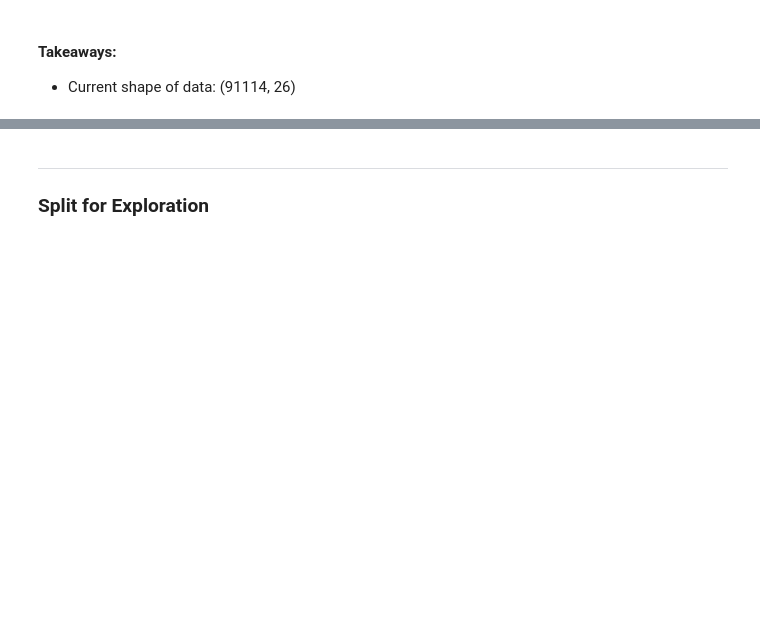
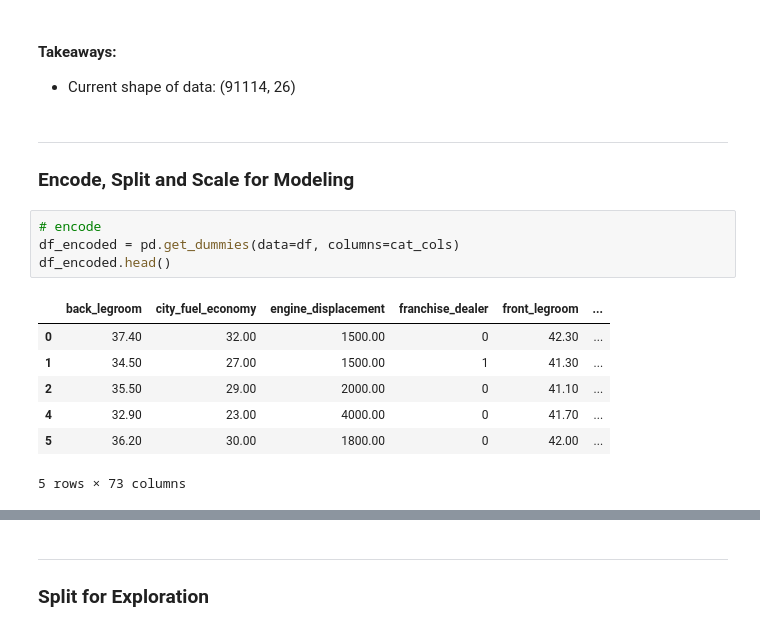
Before and after one commit to adam-talbot/used-cars-regression, a Jupyter notebook: final_notebook.ipynb, the cells around one changed output, grey strips where cells are left out. Saved outputs shown, nothing was run; the diff lists cells and outputs as text; blank space fills up the shorter version.

```diff
--- a/final_notebook.ipynb
+++ b/final_notebook.ipynb
@@ -196,3 +196,18 @@ df.shape
 # %% [markdown]
 #### Takeaways:
 - Current shape of data: (91114, 26)
+# %% [markdown]
+---
+### Encode, Split and Scale for Modeling
+# %%
+# encode
+df_encoded = pd.get_dummies(data=df, columns=cat_cols)
+df_encoded.head()
+# %% [output]
+|  | back_legroom | city_fuel_economy | engine_displacement | franchise_dealer | front_legroom | ... |
+| 0 | 37.40 | 32.00 | 1500.00 | 0 | 42.30 | ... |
+| 1 | 34.50 | 27.00 | 1500.00 | 1 | 41.30 | ... |
+| 2 | 35.50 | 29.00 | 2000.00 | 0 | 41.10 | ... |
+| 4 | 32.90 | 23.00 | 4000.00 | 0 | 41.70 | ... |
+| 5 | 36.20 | 30.00 | 1800.00 | 0 | 42.00 | ... |
+5 rows × 73 columns
```
Also changed, not shown: parts of 7 cells of this notebook, 2 other files.
